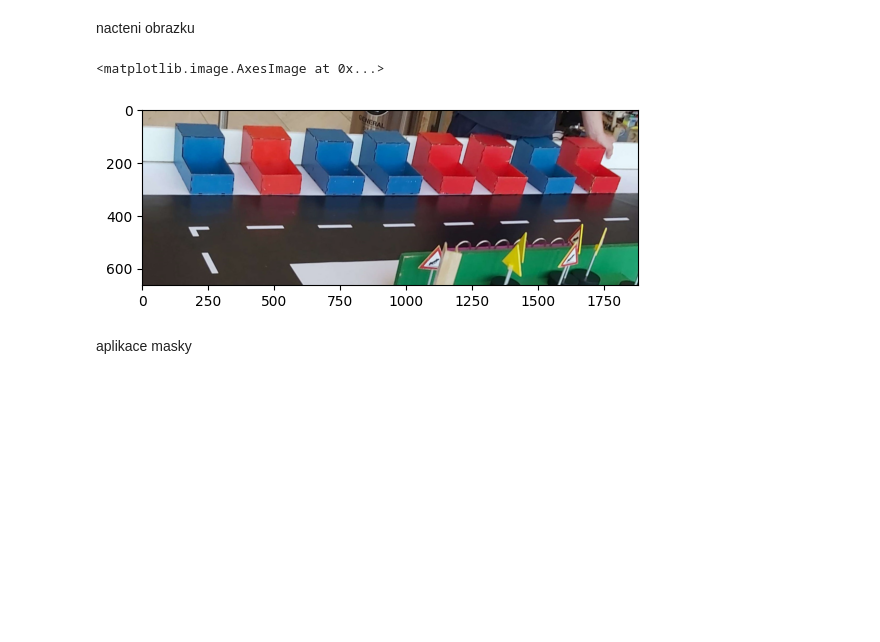
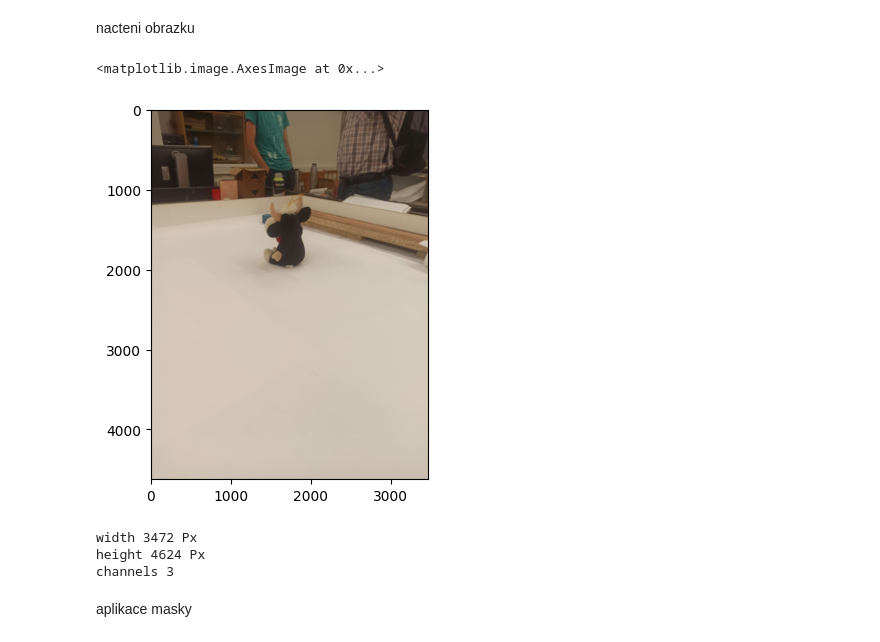
Before and after one commit to KrivkaJ/ESP32CAM_object-detection, a Jupyter notebook: red_box_finder.ipynb, the cells around one changed output. Saved outputs shown, nothing was run; the diff lists cells and outputs as text; code cells hidden in the pictures; blank space fills up the shorter version.

```diff
--- a/red_box_finder.ipynb
+++ b/red_box_finder.ipynb
@@ -15,11 +15,20 @@ high = np.array([190,255,255])
 # %% [markdown]
 nacteni obrazku
 # %%
-img = cv2.imread('obr4.jpg')
+img = cv2.imread('420.jpg')
 plt.imshow(cv2.cvtColor(img, cv2.COLOR_BGR2RGB))
 # %% [output]
 <matplotlib.image.AxesImage at 0x...>
-[figure, old version]
+[figure, new version]
+# %%
+img_height,img_width,img_channels = img.shape
+print('width',img_width,'Px')
+print('height',img_height,'Px')
+print('channels',img_channels)
+# %% [output]
+width 3472 Px
+height 4624 Px
+channels 3
 # %% [markdown]
 aplikace masky
 # %%
```
Also changed, not shown: parts of 4 cells of this notebook, 5 other files.
